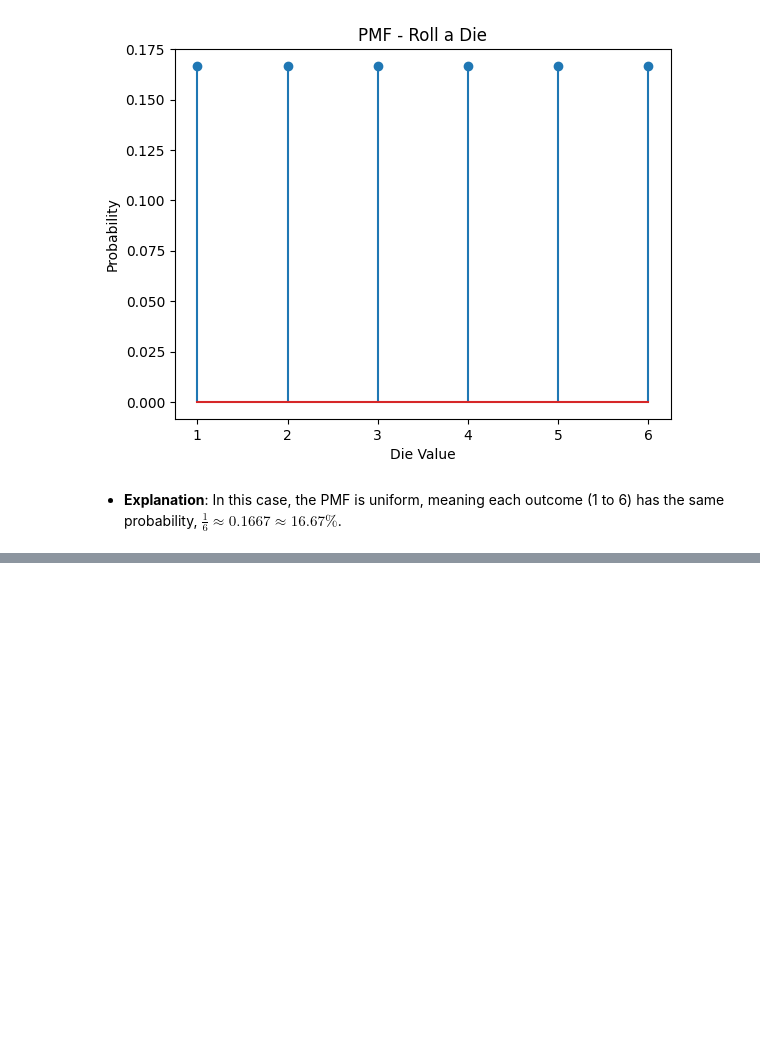
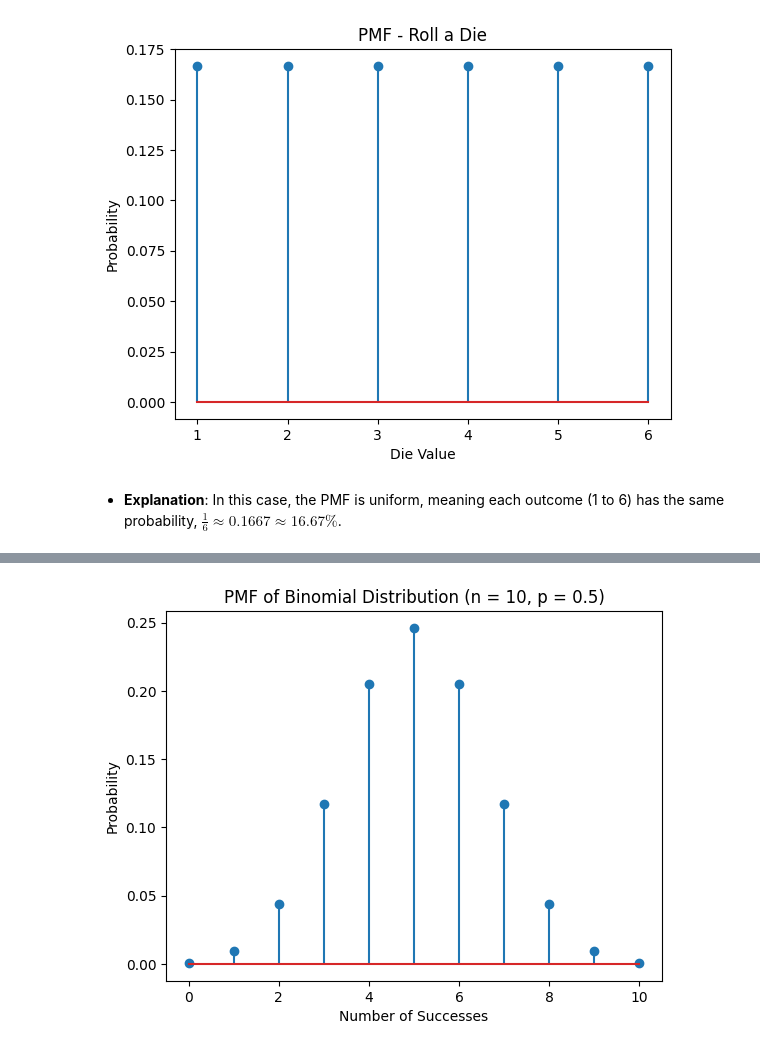
Before and after one commit to themarisolhernandez/ds-review-lessons, a Jupyter notebook: 09-random-variables.ipynb, the cells around one changed output, grey strips where cells are left out. Cells and saved outputs as stored; diff of their text form; code cells hidden in the pictures; blank space fills up the shorter version.

```diff
--- a/09-random-variables.ipynb
+++ b/09-random-variables.ipynb
@@ -56,0 +220,19 @@ plt.show()
+# %%
+from scipy.stats import binom
+
+# Parameters
+n = 10  # Number of trials
+p = 0.5  # Probability of success
+
+# Generate binomial distribution
+x = np.arange(0, n+1)
+pmf = binom.pmf(x, n, p)
+
+# Plotting
+plt.stem(x, pmf)
+plt.title(f"PMF of Binomial Distribution (n = {n}, p = {p})")
+plt.xlabel("Number of Successes")
+plt.ylabel("Probability")
+plt.show()
+# %% [output]
+[figure, added]
```
Also changed, not shown: parts of 17 cells of this notebook.
